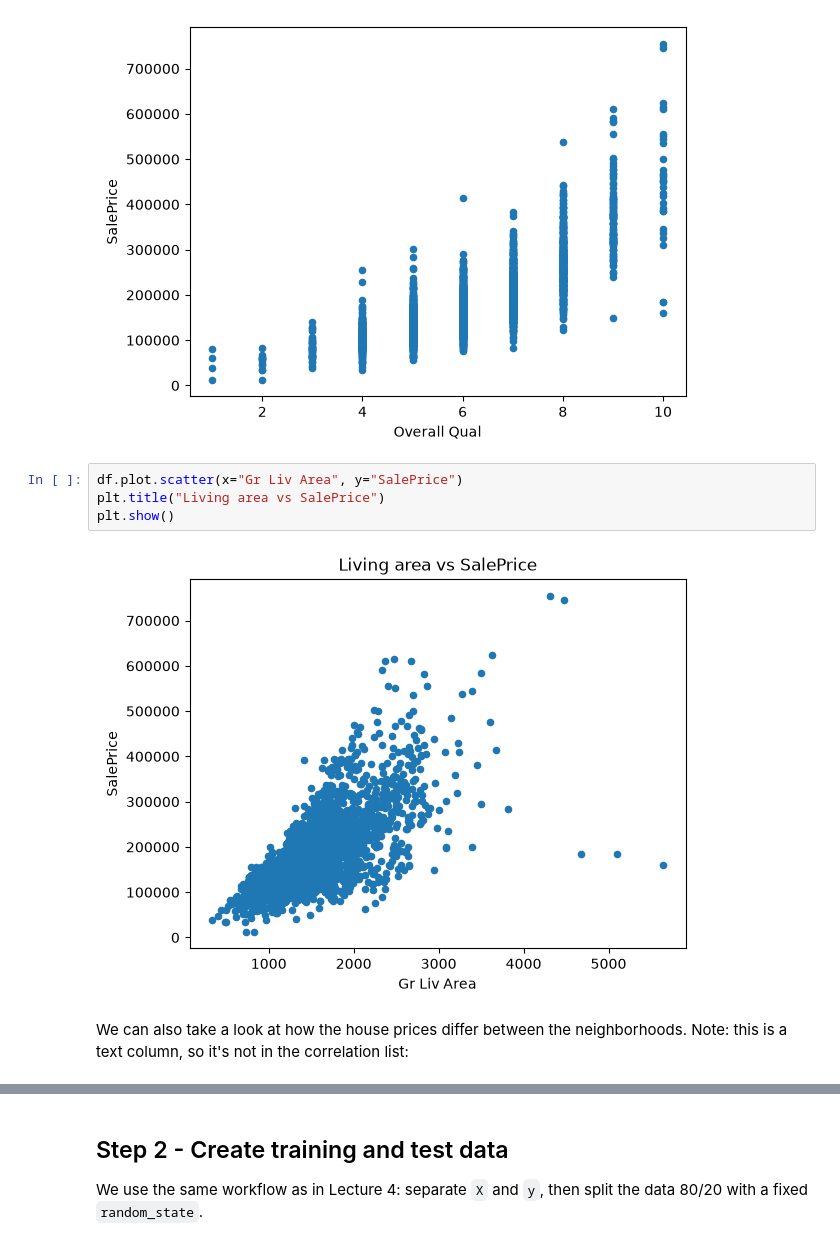
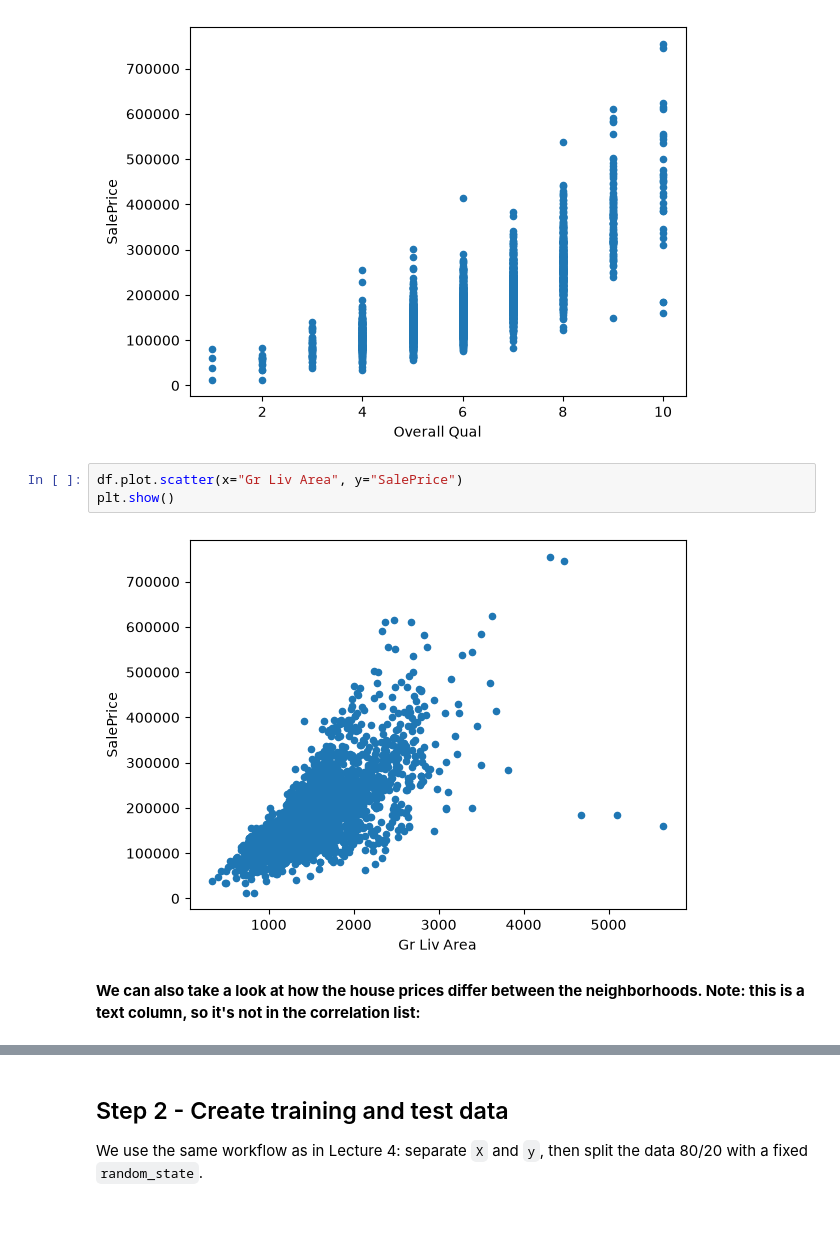
Before and after one commit to J-0-S-E/IE500618-Assignment1, a Jupyter notebook: housing_price_prediction.ipynb, the cells around one changed output, grey strips where cells are left out. Drawn from its saved outputs; the diff is of its cells as text; blank space fills up the shorter version.

```diff
--- a/housing_price_prediction.ipynb
+++ b/housing_price_prediction.ipynb
@@ -256,10 +254,9 @@ plt.show()
 [figure]
 # %%
 df.plot.scatter(x="Gr Liv Area", y="SalePrice")
-plt.title("Living area vs SalePrice")
 plt.show()
 # %% [output]
-[figure, old version]
+[figure, new version]
 # %% [markdown]
-We can also take a look at how the house prices differ between the neighborhoods. Note: this is a text column, so it's not in the correlation list:
+**We can also take a look at how the house prices differ between the neighborhoods. Note: this is a text column, so it's not in the correlation list:**
 # %%
```
Also changed, not shown: parts of 42 cells of this notebook.
